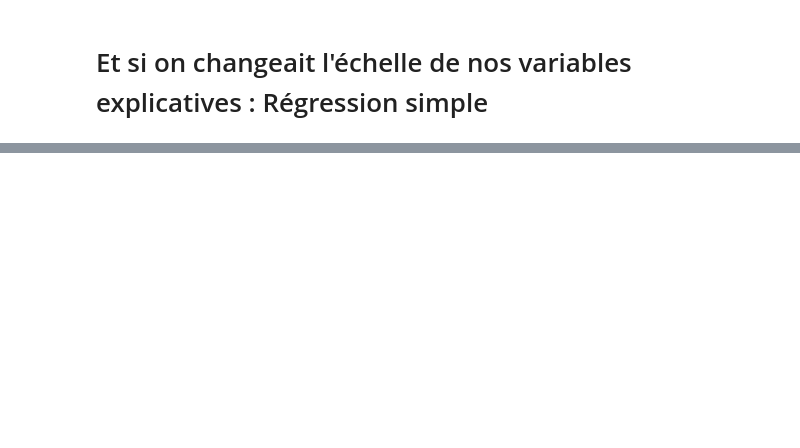
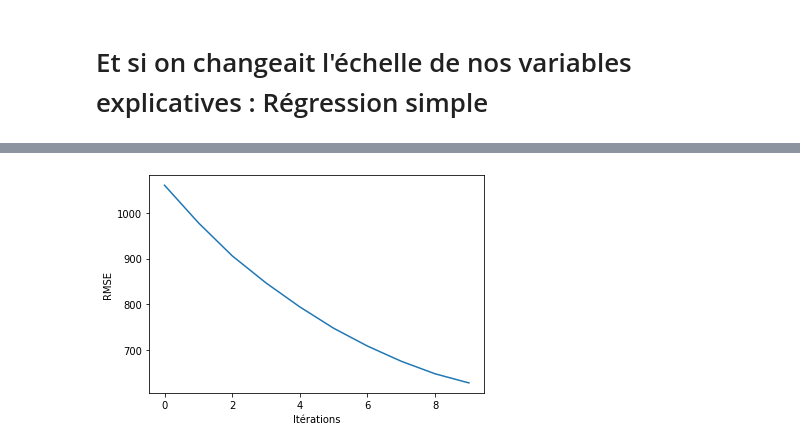
Before and after one commit to JohnnyChen765/perso_project, a Jupyter notebook: reg_lin/real_estate.ipynb, the cells around one changed output, grey strips where cells are left out. Drawn from its saved outputs; the diff is of its cells as text; code cells hidden in the pictures; blank space fills up the shorter version.

```diff
--- a/reg_lin/real_estate.ipynb
+++ b/reg_lin/real_estate.ipynb
@@ -465,16 +460,15 @@ L'hypothèse de normalité des résidus est donc rejetée
 # %% [markdown]
 # Et si on changeait l'échelle de nos variables explicatives : Régression simple
 # %%
-facteur_echelle = 1 / 250
-x_axis = [0, 1]
-X_echelle = np.matrix([
-    np.ones(house_data.shape[0]),
-    facteur_echelle * house_data['surface']
-]).T
+def scale_variable_and_fit(fitter, scaling):
+    X_echelle = np.matrix([
+        np.ones(house_data.shape[0]),
+        scaling * house_data['surface']
+    ]).T
+    _ = fit_and_get_info(fit_lin, X_echelle, y)
 
-fit_and_get_info(fit_lin, X_echelle, y)
-
-# On voit que le RMSE ne change pas vraiment.
+scale_variable_and_fit(fit_lin, 1/250)
+# Nous voyons que le RMSE ne change pas, et la régression semble correcte aussi. A priori, avec une seule variable, il n'y a pas de soucis.
 # %% [output]
 [figure]
 Theta estimé
@@ -518,0 +532,66 @@ L'hypothèse de normalité des résidus est donc rejetée
+# %%
+from sklearn.linear_model import SGDRegressor
+
+cmaps = dict()
+
+cmaps['pus'] = [
+        'viridis', 'plasma', 'inferno', 'magma', 'cividis']
+
+cmaps['seq'] = [
+            'Purples','Greys', 'Blues', 'Greens', 'Oranges', 'Reds',
+            'YlOrBr', 'YlOrRd', 'OrRd', 'PuRd', 'RdPu', 'BuPu',
+            'GnBu', 'PuBu', 'YlGnBu', 'PuBuGn', 'BuGn', 'YlGn']
+
+def sdg_fit(X_notscaled, y, scaling, n_iter=100):
+    X = np.matrix([
+        np.ones(house_data.shape[0]),
+        scaling * house_data['surface']
+    ]).T
+    sdg_reg = SGDRegressor(max_iter=1, tol=1e-3, eta0=0.01, learning_rate='adaptive', penalty='None',warm_start=True)
+
+    rmse_list = []
+    theta0_list = []
+    theta1_list = []
+
+    for i in range(n_iter):
+        sdg_reg.fit(X[:, 1], y)
+        theta = np.matrix([sdg_reg.intercept_, sdg_reg.coef_])
+
+        y_hat = X.dot(theta)
+
+        # error_hat = y_hat - y
+        mse = mse_function(y, y_hat)
+        rmse = np.sqrt(mse)
+
+        rmse_list.append(rmse.item())
+        theta0_list.append(sdg_reg.intercept_.item())
+        theta1_list.append(sdg_reg.coef_.item())
+
+    print(sdg_reg.coef_, sdg_reg.intercept_)
+    print(rmse_list[-1])
+
+    plt.figure()
+    plt.xlabel("Itérations")
+    plt.ylabel("RMSE")
+    plt.plot(rmse_list)
+
+    plt.figure()
+    plt.xlabel("theta0")
+    plt.ylabel("theta1")
+    plt.scatter(theta0_list, theta1_list, c=np.linspace(0, 0.5, len(theta0_list)), cmap=cmaps['pus'][0] )
+    # plt.plot(theta0_list, theta1_list)
+
+    surface_rescaled_if_needed = X[:, 1]
+    x_axis = [0, np.max(surface_rescaled_if_needed)]
+    plt.figure()
+    plt.plot(surface_rescaled_if_needed.A1, house_data['loyer'], 'ro', markersize=4)
+    plt.xlabel('Surface')
+    plt.ylabel('Loyer')
+
+    for i in range(len(theta0_list)):
+        y_axis = [theta0_list[i], theta0_list[i] + x_axis[1] * theta1_list[i]]
+        plt.plot(x_axis, y_axis, linestyle='--', c='#000000')
+    plt.show()
+
+sdg_fit(X, y, 1/250, n_iter= 10)
+# %% [output]
@@ -518,0 +600 @@ L'hypothèse de normalité des résidus est donc rejetée
+[figure, added]
```
Also changed, not shown: parts of 12 cells of this notebook, 4 other files.
